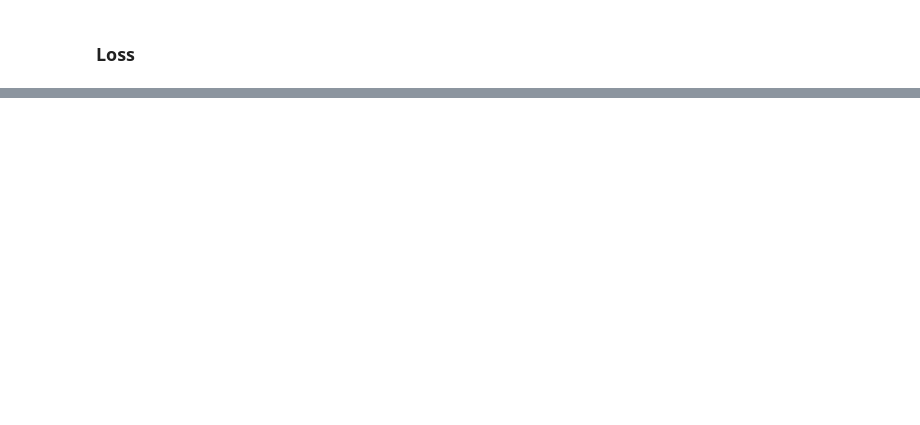
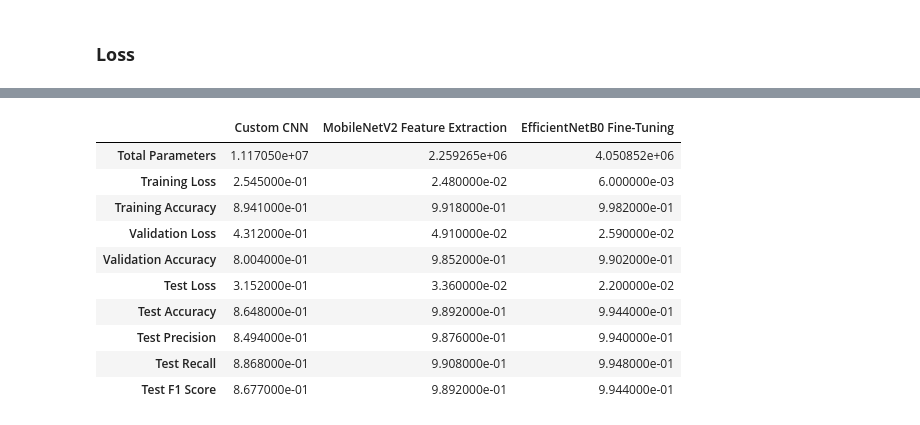
Before and after one commit to mdzubayereashraf/Ostad-AI-Engineering-Course-Assignments, a Jupyter notebook: Assignmen_No_14(Deep_Learning_Project_Dog_vs_Cat_Image_Classification).ipynb, the cells around one changed output, grey strips where cells are left out. Saved outputs shown, nothing was run; the diff lists cells and outputs as text; code cells hidden in the pictures; blank space fills up the shorter version.

```diff
--- a/Assignmen_No_14(Deep_Learning_Project_Dog_vs_Cat_Image_Classification).ipynb
+++ b/Assignmen_No_14(Deep_Learning_Project_Dog_vs_Cat_Image_Classification).ipynb
@@ -590,0 +624,79 @@ plt.show()
+# %%
+def get_train_val_metrics(history):
+    return {
+        "Training Loss": history.history["loss"][-1],
+        "Training Accuracy": history.history["accuracy"][-1],
+        "Validation Loss": history.history["val_loss"][-1],
+        "Validation Accuracy": history.history["val_accuracy"][-1]
+    }
+
+
+custom_metrics = get_train_val_metrics(custom_history)
+mobilenet_metrics = get_train_val_metrics(mobilenet_history)
+efficientnet_metrics = get_train_val_metrics(efficientnet_history)
+# %%
+comparison = pd.DataFrame({
+    "Custom CNN": [
+        custom_model.count_params(),
+        custom_metrics["Training Loss"],
+        custom_metrics["Training Accuracy"],
+        custom_metrics["Validation Loss"],
+        custom_metrics["Validation Accuracy"],
+        custom_test[0],
+        custom_test[1],
+        custom_test[2],
+        custom_test[3],
+        custom_test[4]
+    ],
+
+    "MobileNetV2 Feature Extraction": [
+        mobilenet_model.count_params(),
+        mobilenet_metrics["Training Loss"],
+        mobilenet_metrics["Training Accuracy"],
+        mobilenet_metrics["Validation Loss"],
+        mobilenet_metrics["Validation Accuracy"],
+        mobilenet_test[0],
+        mobilenet_test[1],
+        mobilenet_test[2],
+        mobilenet_test[3],
+        mobilenet_test[4]
+    ],
+
+    "EfficientNetB0 Fine-Tuning": [
+        efficientnet_model.count_params(),
+        efficientnet_metrics["Training Loss"],
+        efficientnet_metrics["Training Accuracy"],
+        efficientnet_metrics["Validation Loss"],
+        efficientnet_metrics["Validation Accuracy"],
+        efficientnet_test[0],
+        efficientnet_test[1],
+        efficientnet_test[2],
+        efficientnet_test[3],
+        efficientnet_test[4]
+    ]
+}, index=[
+    "Total Parameters",
+    "Training Loss",
+    "Training Accuracy",
+    "Validation Loss",
+    "Validation Accuracy",
+    "Test Loss",
+    "Test Accuracy",
+    "Test Precision",
+    "Test Recall",
+    "Test F1 Score"
+])
+
+comparison.round(4)
+# %% [output]
+|  | Custom CNN | MobileNetV2 Feature Extraction | EfficientNetB0 Fine-Tuning |
+| Total Parameters | 1.117050e+07 | 2.259265e+06 | 4.050852e+06 |
+| Training Loss | 2.545000e-01 | 2.480000e-02 | 6.000000e-03 |
+| Training Accuracy | 8.941000e-01 | 9.918000e-01 | 9.982000e-01 |
+| Validation Loss | 4.312000e-01 | 4.910000e-02 | 2.590000e-02 |
+| Validation Accuracy | 8.004000e-01 | 9.852000e-01 | 9.902000e-01 |
+| Test Loss | 3.152000e-01 | 3.360000e-02 | 2.200000e-02 |
+| Test Accuracy | 8.648000e-01 | 9.892000e-01 | 9.944000e-01 |
+| Test Precision | 8.494000e-01 | 9.876000e-01 | 9.940000e-01 |
+| Test Recall | 8.868000e-01 | 9.908000e-01 | 9.948000e-01 |
+| Test F1 Score | 8.677000e-01 | 9.892000e-01 | 9.944000e-01 |
```
Also changed, not shown: parts of 22 cells of this notebook.
